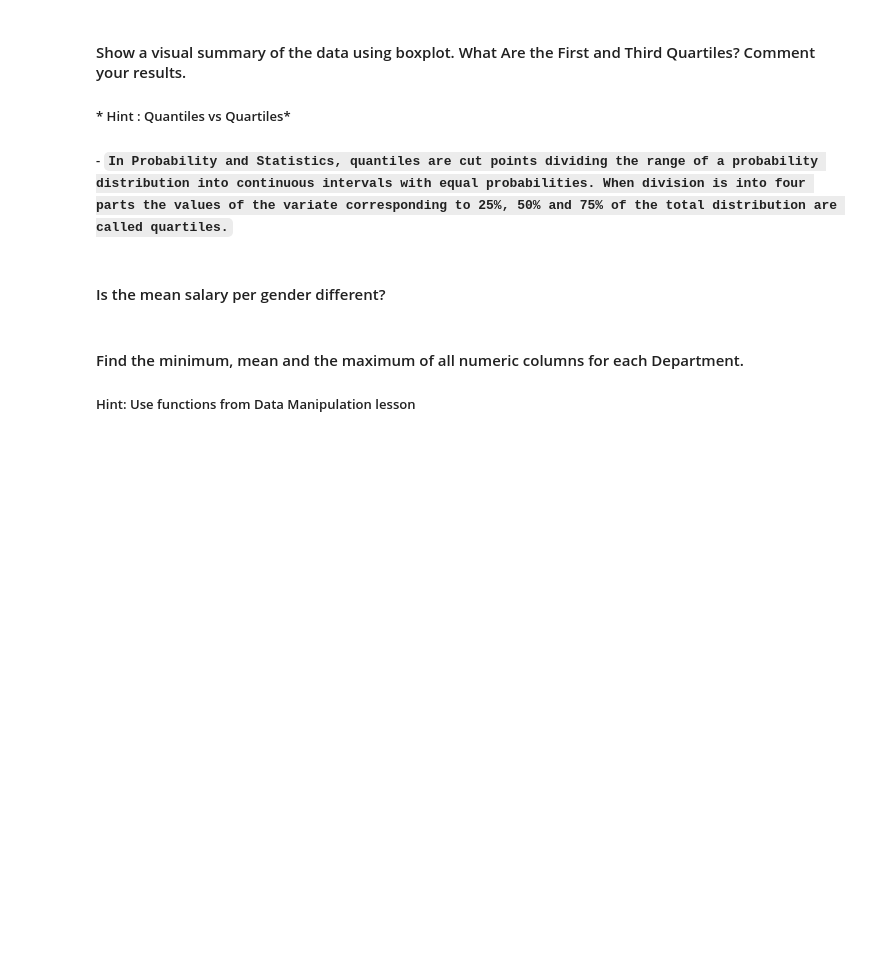
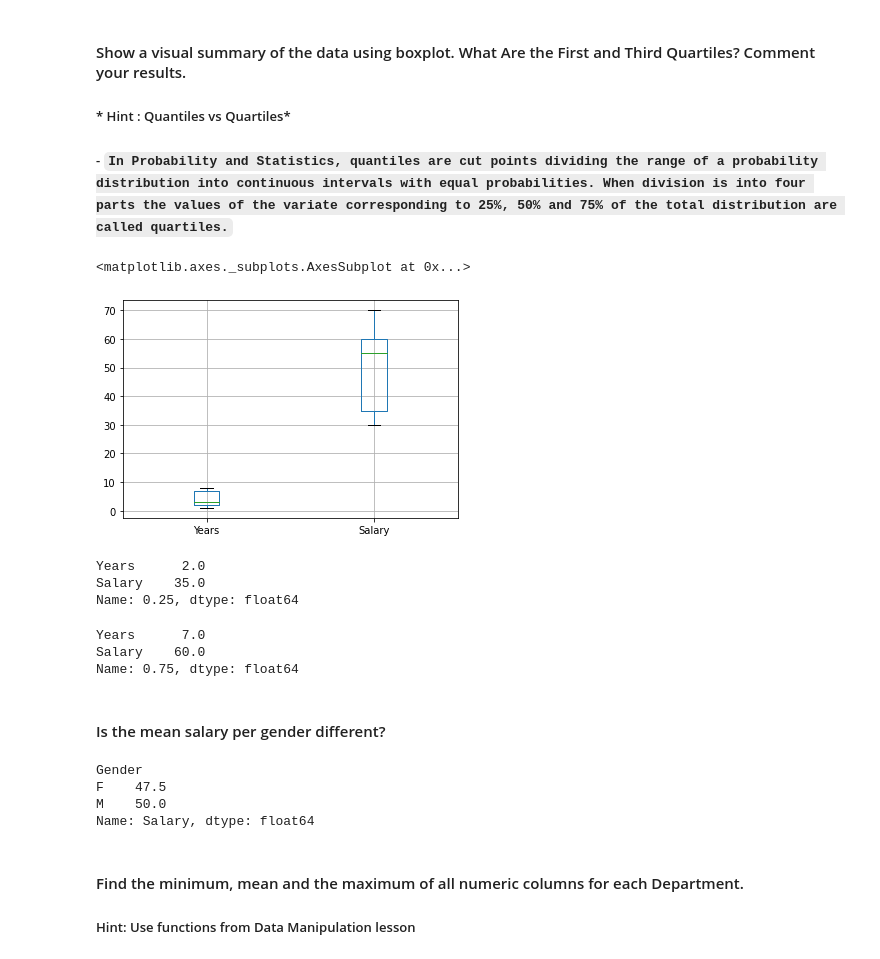
Before and after one commit to Shinan-tech/data-pt-ber-08-20, a Jupyter notebook: Labs/module-2_labs/01_statistics/02_lab-subsetting-and-descriptive-stats/your-code/main.ipynb, the cells around one changed output. Cells and saved outputs as stored; diff of their text form; code cells hidden in the pictures; blank space fills up the shorter version.

```diff
--- a/Labs/module-2_labs/01_statistics/02_lab-subsetting-and-descriptive-stats/your-code/main.ipynb
+++ b/Labs/module-2_labs/01_statistics/02_lab-subsetting-and-descriptive-stats/your-code/main.ipynb
@@ -280,9 +273,23 @@ grouped_title
 ##### - `In Probability and Statistics, quantiles are cut points dividing the range of a probability distribution into continuous intervals with equal probabilities. When division is into four parts the values of the variate corresponding to 25%, 50% and 75% of the total distribution are called quartiles.`
 # %%
 # draw boxplot here
+employee.boxplot()
+# %% [output]
+<matplotlib.axes._subplots.AxesSubplot at 0x...>
+[figure, added]
 # %%
 # print first quartile here
+employee.quantile(0.25)
+# %% [output]
+Years      2.0
+Salary    35.0
+Name: 0.25, dtype: float64
 # %%
 # print third quartile here
+employee.quantile(0.75)
+# %% [output]
+Years      7.0
+Salary    60.0
+Name: 0.75, dtype: float64
 # %% [markdown]
 #### Is the mean salary per gender different?
@@ -291,3 +296,12 @@ grouped_title
+# %%
+# your answer here
+# employee.groupby(["Gender"]).mean["Salary"]--> wrong
+employee.groupby(['Gender']).mean()['Salary']
+# %% [output]
+Gender
+F    47.5
+M    50.0
+Name: Salary, dtype: float64
 # %% [markdown]
 #### Find the minimum, mean and the maximum of all numeric columns for each Department.
 
```
Also changed, not shown: parts of 6 cells of this notebook, 2 other files.
